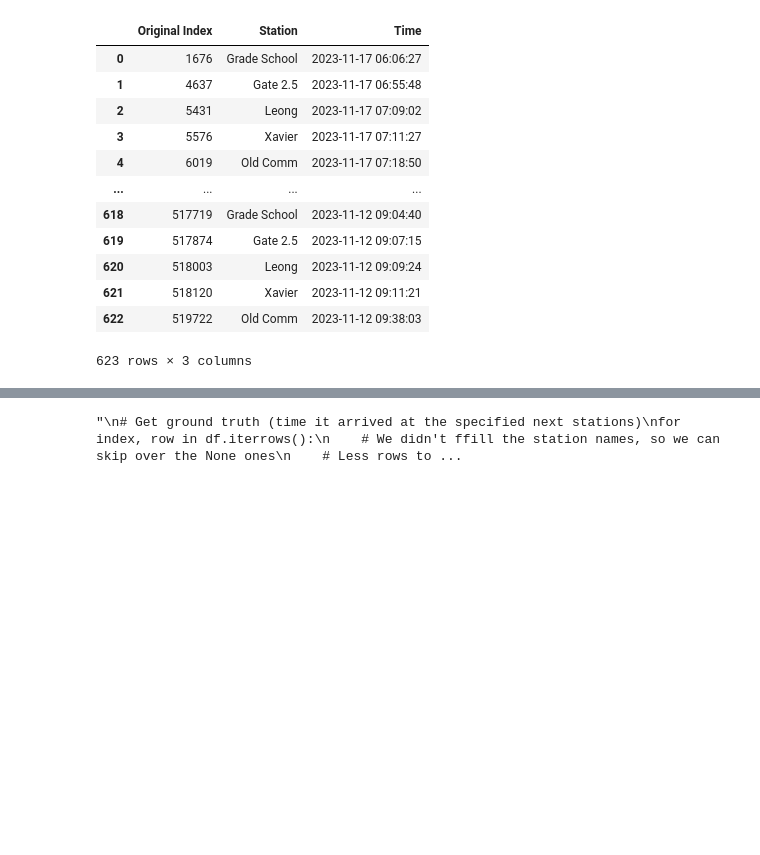
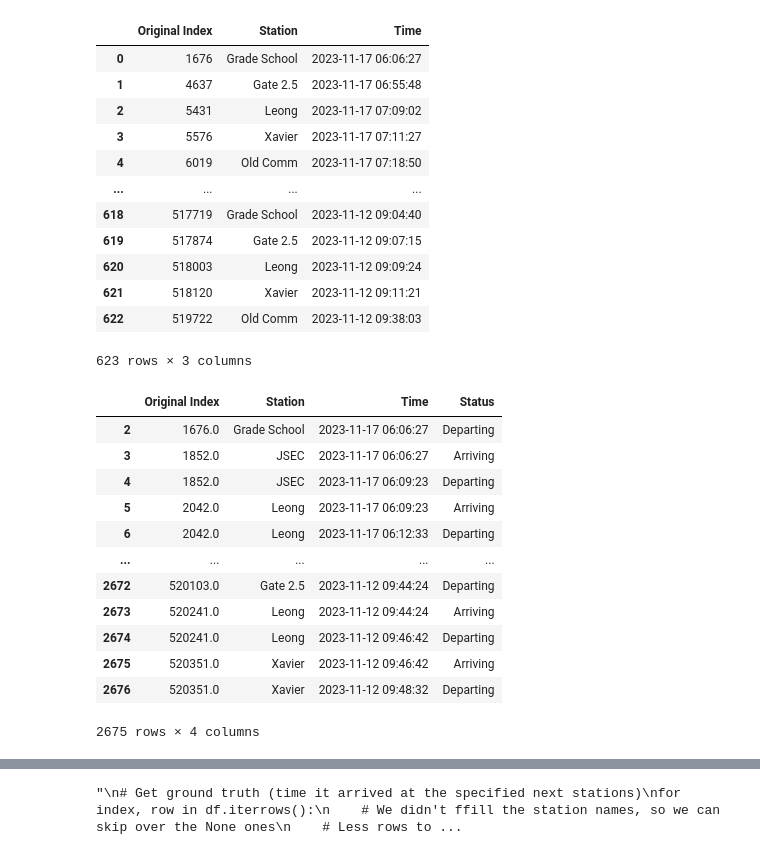
Before and after one commit to CSfromCS/VHS-Thesis, a Jupyter notebook: Data Preprocessing/DataProcessor.ipynb, the cells around one changed output, grey strips where cells are left out. Drawn from its saved outputs; the diff is of its cells as text; code cells hidden in the pictures; blank space fills up the shorter version.

```diff
--- a/Data Preprocessing/DataProcessor.ipynb
+++ b/Data Preprocessing/DataProcessor.ipynb
@@ -441,6 +441,54 @@ df2
 | 621 | 518120 | Xavier | 2023-11-12 09:11:21 |
 | 622 | 519722 | Old Comm | 2023-11-12 09:38:03 |
 623 rows × 3 columns
+# %%
+# This essentially notes when the e-jeep arrives and leaves at the station
+
+df_stations_sum = pd.DataFrame(columns=['Original Index', 'Station', 'Time', 'Status'])
+
+previous_index = None
+previous_time = None
+current_station = ''
+
+for index, row in df.iterrows():
+    if row['Station'] == 'En Route':
+        continue
+
+    if row['Station'] != current_station:
+        df_stations_sum = df_stations_sum.append({
+            'Original Index': previous_index,
+            'Station': current_station,
+            'Time': previous_time,
+            'Status': 'Departing'
+        }, ignore_index=True)
+
+        df_stations_sum = df_stations_sum.append({
+            'Original Index': index,
+            'Station': row['Station'],
+            'Time': previous_time,
+            'Status': 'Arriving'
+        }, ignore_index=True)
+
+        previous_index = index
+        previous_time = row['Time']
+        current_station = row['Station']
+
+df_stations_sum = df_stations_sum.dropna()
+df_stations_sum
+# %% [output]
+|  | Original Index | Station | Time | Status |
+| 2 | 1676.0 | Grade School | 2023-11-17 06:06:27 | Departing |
+| 3 | 1852.0 | JSEC | 2023-11-17 06:06:27 | Arriving |
+| 4 | 1852.0 | JSEC | 2023-11-17 06:09:23 | Departing |
+| 5 | 2042.0 | Leong | 2023-11-17 06:09:23 | Arriving |
+| 6 | 2042.0 | Leong | 2023-11-17 06:12:33 | Departing |
+| ... | ... | ... | ... | ... |
+| 2672 | 520103.0 | Gate 2.5 | 2023-11-12 09:44:24 | Departing |
+| 2673 | 520241.0 | Leong | 2023-11-12 09:44:24 | Arriving |
+| 2674 | 520241.0 | Leong | 2023-11-12 09:46:42 | Departing |
+| 2675 | 520351.0 | Xavier | 2023-11-12 09:46:42 | Arriving |
+| 2676 | 520351.0 | Xavier | 2023-11-12 09:48:32 | Departing |
+2675 rows × 4 columns
 # %%
 df['Previous Time to Xavier'] = None
 df['Previous Time to Old Comm'] = None
```
Also changed, not shown: parts of 4 cells of this notebook.
